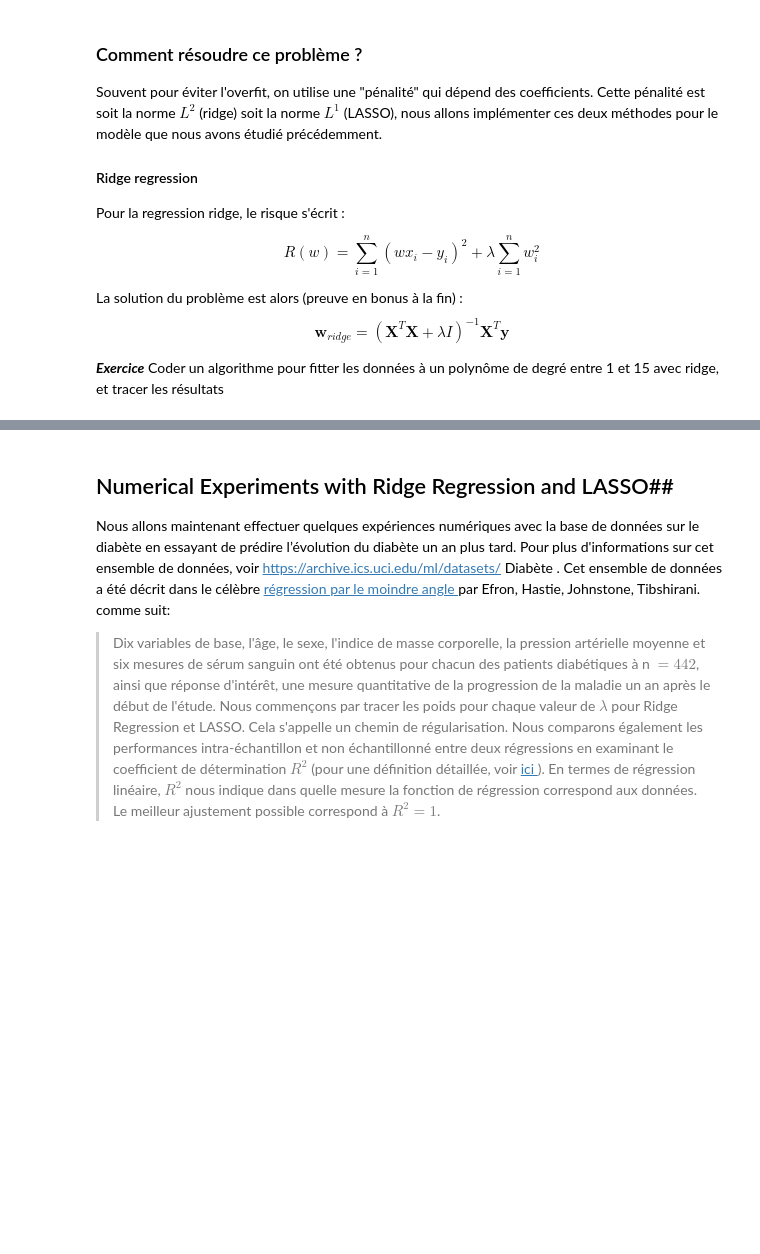
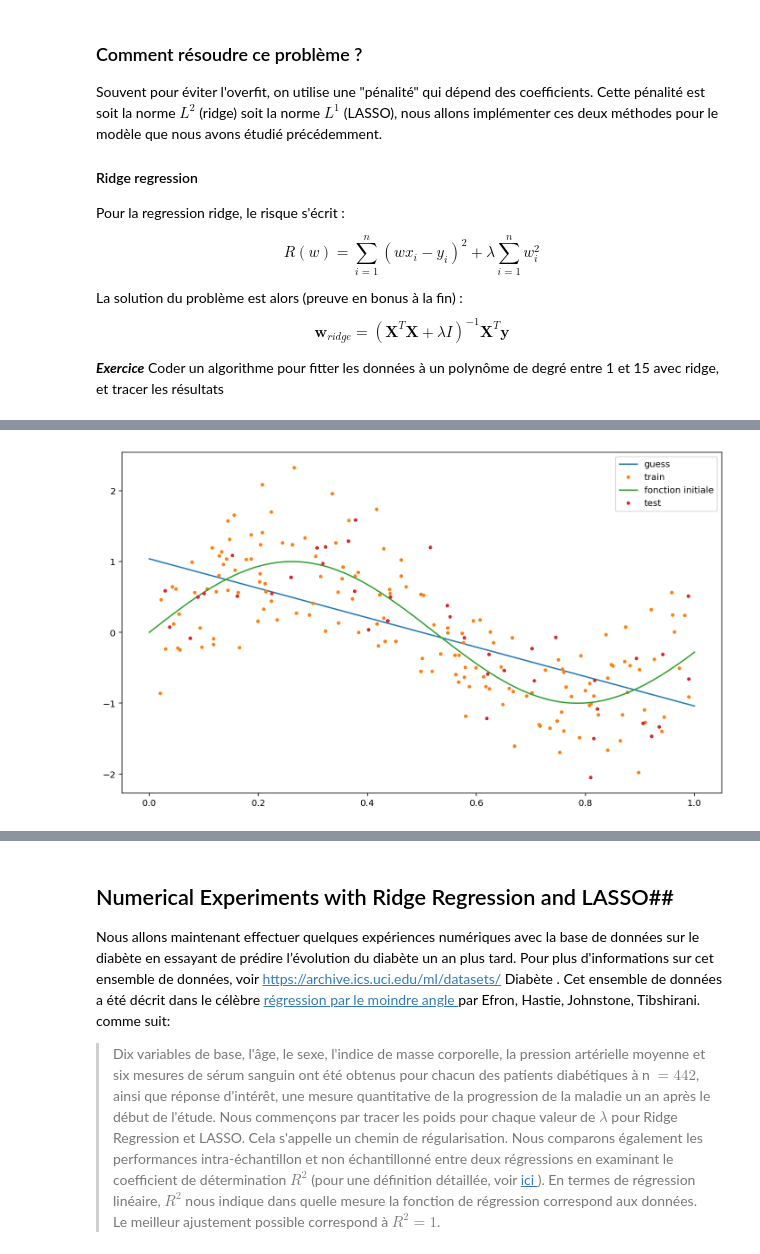
Before and after one commit to gnagnabeubla/TP-ML-GRIMA, a Jupyter notebook: TP2/linearregression.ipynb, the cells around one changed output, grey strips where cells are left out. Cells and saved outputs as stored; diff of their text form; code cells hidden in the pictures; blank space fills up the shorter version.

```diff
--- a/TP2/linearregression.ipynb
+++ b/TP2/linearregression.ipynb
@@ -157,0 +155,79 @@ $$ \mathbf{w}_{ridge}= (\mathbf{X}^T\mathbf{X}+\lambda I)^{-1}\mathbf{X}^T \text
+# %%
+def polyfit_ridge(X_train,Y_train,lbd,n):
+    A = np.zeros(np.size(X_train))+1
+    lambd_I = lbd*np.identity(n+1)
+    #X_m = np.stack((A,X_train),axis = -1)
+    X_m = np.stack(([X_train**i for i in range(n+1)]),axis = -1)
+    X_m_t = np.transpose(X_m)
+    inter = np.matmul(X_m_t,X_m)+lambd_I
+    inter_2 = np.matmul(np.linalg.inv(inter),X_m_t)
+    W = np.matmul(inter_2,Y_train)
+    return(W)
+#on essaie pour plusieurs lambda en allant de degré 1 à 15 , on calcule l'erreur rms moyenne sur ces degrés
+mean_test_error = []
+mean_train_error = []
+inter_lambda = np.linspace(-1,1,200)
+for lambd in(inter_lambda):
+    rms_train_ridge = []
+    rms_test_ridge = []
+    for i in range(1,16):
+        W = polyfit_ridge(X_train,Y_train,lambd,i)
+        Y_guess_plot = 0
+        Y_guess_test = 0
+        Y_guess_train = 0
+        for j in range(0,i+1):
+            Y_guess_plot += W[j]*X_x**j #pour avoir un plot lisse du Y_guess
+            Y_guess_test += W[j]*X_test[order_test]**j
+            Y_guess_train += W[j]*X_train[order]**j
+        rms_train_ridge.append(sqrt(mean_squared_error(Y_train[order],Y_guess_train)))
+        rms_test_ridge.append(sqrt(mean_squared_error(Y_test[order_test],Y_guess_test)))
+        #plt.figure()
+        #plt.plot(X_x,Y_guess_plot,label = 'guess')
+        #plt.plot(X_train[order],Y_train[order],".",label='train')
+        #plt.plot(X_x,np.sin(6*X_x),label='fonction initiale')
+        #plt.legend()
+        #plt.plot(X_test[order_test],Y_test[order_test],".")
+    #plt.figure()
+    #plt.plot(rms_train_ridge, label = "rms train")
+    #plt.plot(rms_test_ridge, label = "rms test")
+    #plt.legend()
+    mean_test_error.append(np.mean(rms_test_ridge))
+    mean_train_error.append(np.mean(rms_train_ridge))
+#plt.figure()
+#plt.plot(inter_lambda,mean_train_error,label="erreur train")
+#plt.plot(inter_lambda,mean_test_error,label ="erreur test")
+#plt.title("erreur en fonction de lambda")
+#plt.legend()
+minimum = min(mean_test_error)
+lamb_min = inter_lambda[mean_test_error.index(minimum)]
+print("lambda min = ",lamb_min)
+
+rms_train_ridge = []
+rms_test_ridge = []
+for i in range(1,16):
+    W = polyfit_ridge(X_train,Y_train,lamb_min,i)
+    Y_guess_plot = 0
+    Y_guess_test = 0
+    Y_guess_train = 0
+    for j in range(0,i+1):
+        Y_guess_plot += W[j]*X_x**j #pour avoir un plot lisse du Y_guess
+        Y_guess_test += W[j]*X_test[order_test]**j
+        Y_guess_train += W[j]*X_train[order]**j
+    rms_train_ridge.append(sqrt(mean_squared_error(Y_train[order],Y_guess_train)))
+    rms_test_ridge.append(sqrt(mean_squared_error(Y_test[order_test],Y_guess_test)))
+    plt.figure()
+    plt.plot(X_x,Y_guess_plot,label = 'guess')
+    plt.plot(X_train[order],Y_train[order],".",label='train')
+    plt.plot(X_x,np.sin(6*X_x),label='fonction initiale')
+    plt.plot(X_test[order_test],Y_test[order_test],".",label='test')
+    plt.legend()
+plt.figure()
+plt.plot(rms_train_ridge, label = "rms train ridge")
+plt.plot(rms_test_ridge, label = "rms test ridge")
+plt.plot(rms_train, label = "rms train")
+plt.plot(rms_test, label = "rms test") #on compare avec les anciennes erreurs
+plt.title("erreurs ridge vs erreurs initiales")
+plt.legend()
+
+#on observe que les erreurs test et train sont plus proches et on est beaucoup moins sujet à l'overfit
+# %% [output]
@@ -157,0 +236 @@ $$ \mathbf{w}_{ridge}= (\mathbf{X}^T\mathbf{X}+\lambda I)^{-1}\mathbf{X}^T \text
+[figure, added]
```
Also changed, not shown: parts of 10 cells of this notebook.
